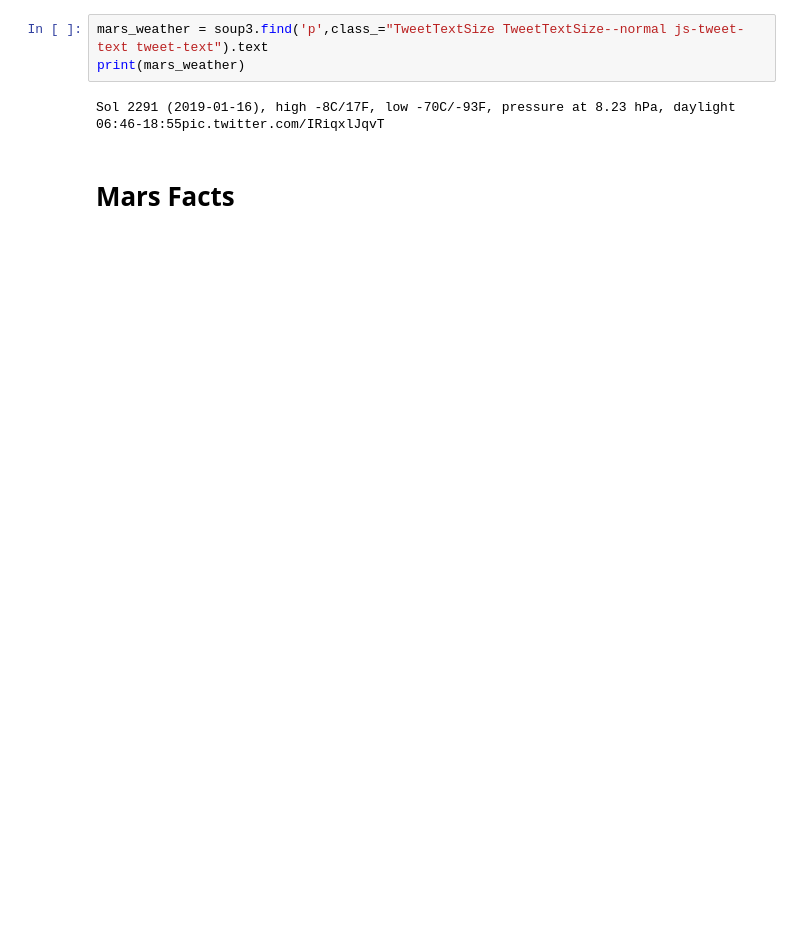
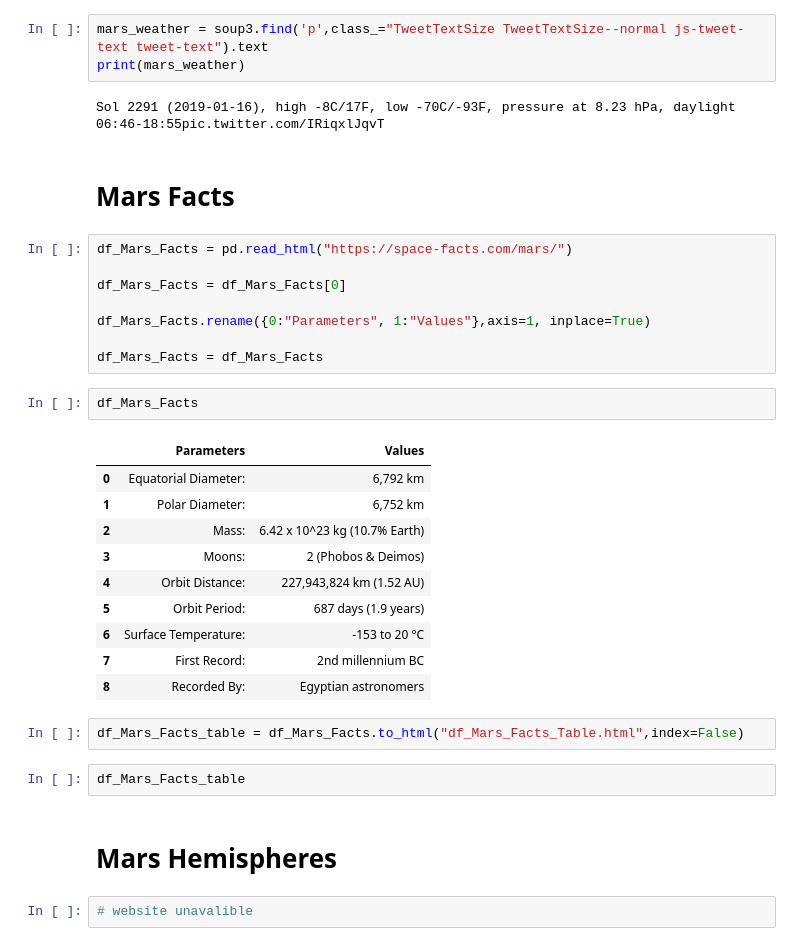
Before and after one commit to CorbinLeho/M2M, a Jupyter notebook: mission_to_mars.ipynb, the cells around one changed output. Saved outputs shown, nothing was run; the diff lists cells and outputs as text; blank space fills up the shorter version.

```diff
--- a/mission_to_mars.ipynb
+++ b/mission_to_mars.ipynb
@@ -195,3 +215,32 @@ print(mars_weather)
 Sol 2291 (2019-01-16), high -8C/17F, low -70C/-93F, pressure at 8.23 hPa, daylight 06:46-18:55pic.twitter.com/IRiqxlJqvT
 # %% [markdown]
 # Mars Facts
+# %%
+df_Mars_Facts = pd.read_html("https://space-facts.com/mars/")
+
+df_Mars_Facts = df_Mars_Facts[0]
+
+df_Mars_Facts.rename({0:"Parameters", 1:"Values"},axis=1, inplace=True)
+
+df_Mars_Facts = df_Mars_Facts
+# %%
+df_Mars_Facts
+# %% [output]
+|  | Parameters | Values |
+| 0 | Equatorial Diameter: | 6,792 km |
+| 1 | Polar Diameter: | 6,752 km |
+| 2 | Mass: | 6.42 x 10^23 kg (10.7% Earth) |
+| 3 | Moons: | 2 (Phobos & Deimos) |
+| 4 | Orbit Distance: | 227,943,824 km (1.52 AU) |
+| 5 | Orbit Period: | 687 days (1.9 years) |
+| 6 | Surface Temperature: | -153 to 20 °C |
+| 7 | First Record: | 2nd millennium BC |
+| 8 | Recorded By: | Egyptian astronomers |
+# %%
+df_Mars_Facts_table = df_Mars_Facts.to_html("df_Mars_Facts_Table.html",index=False)
+# %%
+df_Mars_Facts_table
+# %% [markdown]
+# Mars Hemispheres
+# %%
+# website unavalible
```
Also changed, not shown: parts of 10 cells of this notebook, 2 other files.
